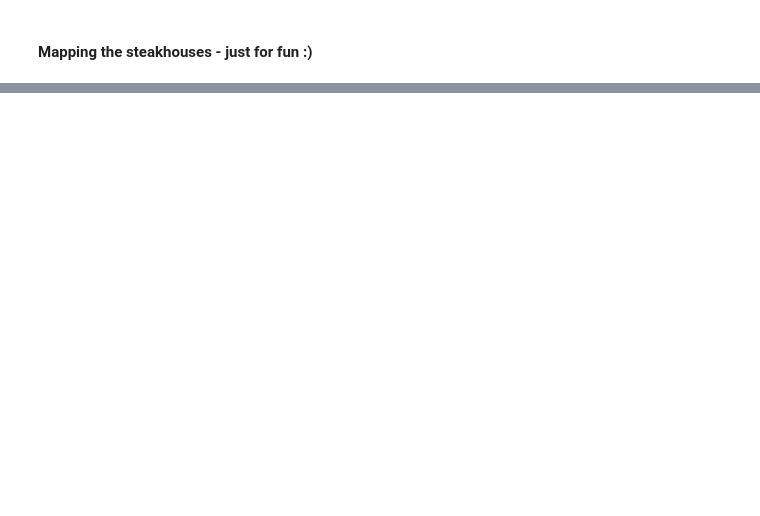
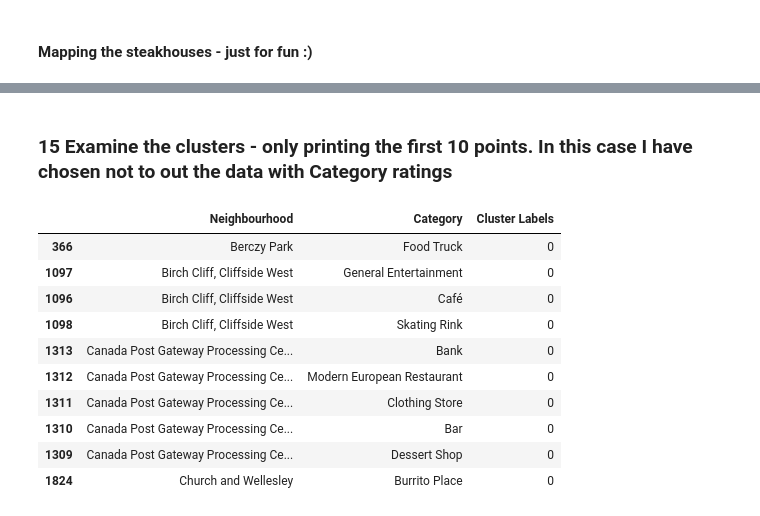
Before and after one commit to bij5500/Coursera_Capstone, a Jupyter notebook: Coursera Capstone ML with Python (IBM) - Part 3.ipynb, the cells around one changed output, grey strips where cells are left out. Cells and saved outputs as stored; diff of their text form; code cells hidden in the pictures; blank space fills up the shorter version.

```diff
--- a/Coursera Capstone ML with Python (IBM) - Part 3.ipynb
+++ b/Coursera Capstone ML with Python (IBM) - Part 3.ipynb
@@ -312,0 +386,18 @@ map_steakhouses
+# %% [markdown]
+### 15 Examine the clusters - only printing the first 10 points.  In this case I have chosen not to out the data with Category ratings
+# %%
+venue_clustered = venue_data_sorted.loc[venue_data_sorted['Cluster Labels'] == 0, venue_data_sorted.columns[[1] + list(range(5, venue_data_sorted.shape[1]))]]
+venue_clustered.groupby(['Neighbourhood','Category']).count()
+venue_clustered.head(10)
+# %% [output]
+|  | Neighbourhood | Category | Cluster Labels |
+| 366 | Berczy Park | Food Truck | 0 |
+| 1097 | Birch Cliff, Cliffside West | General Entertainment | 0 |
+| 1096 | Birch Cliff, Cliffside West | Café | 0 |
+| 1098 | Birch Cliff, Cliffside West | Skating Rink | 0 |
+| 1313 | Canada Post Gateway Processing Ce... | Bank | 0 |
+| 1312 | Canada Post Gateway Processing Ce... | Modern European Restaurant | 0 |
+| 1311 | Canada Post Gateway Processing Ce... | Clothing Store | 0 |
+| 1310 | Canada Post Gateway Processing Ce... | Bar | 0 |
+| 1309 | Canada Post Gateway Processing Ce... | Dessert Shop | 0 |
+| 1824 | Church and Wellesley | Burrito Place | 0 |
```
Also changed, not shown: parts of 15 cells of this notebook.
